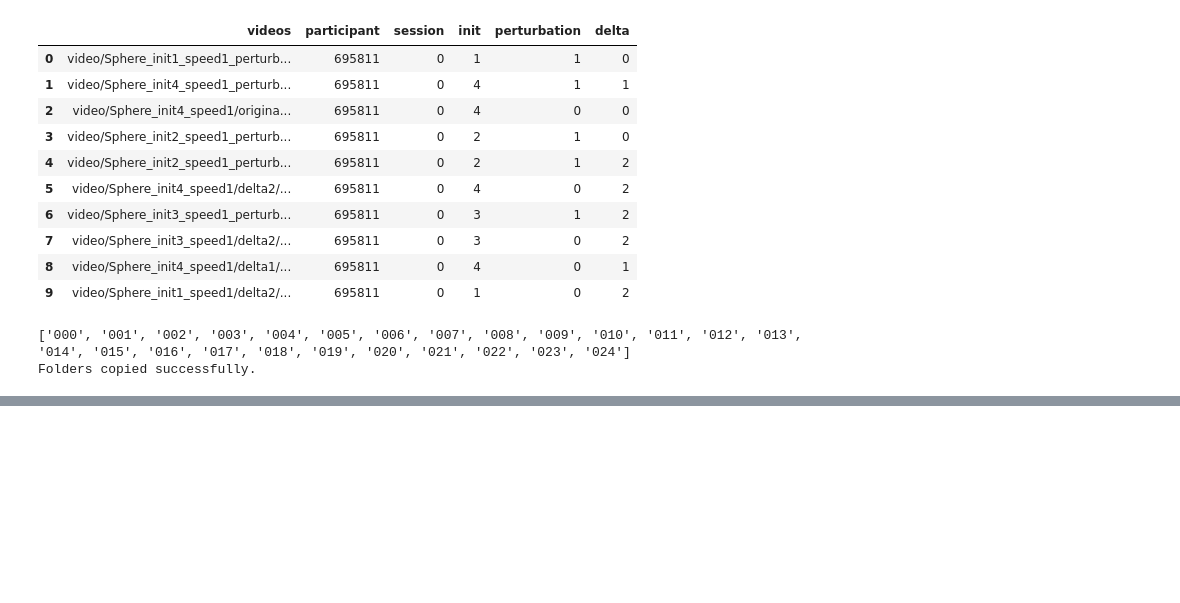
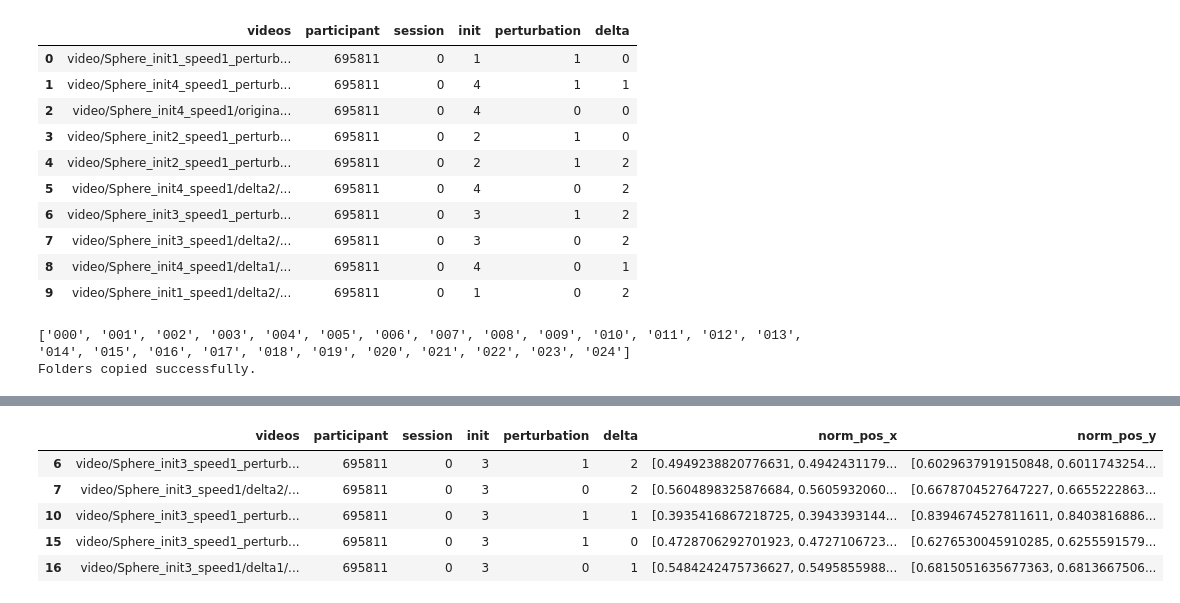
Before and after one commit to QuentinPerret/PFE-EyeTracking, a Jupyter notebook: data_analyzer.ipynb, the cells around one changed output, grey strips where cells are left out. Saved outputs shown, nothing was run; the diff lists cells and outputs as text; code cells hidden in the pictures; blank space fills up the shorter version.

```diff
--- a/data_analyzer.ipynb
+++ b/data_analyzer.ipynb
@@ -100,6 +105,15 @@ init3 = data[(data['init']==3)]
 init4 = data[(data['init']==4)]
 
 init = [init1 , init2 , init3 , init4]
+# %%
+init3.head()
+# %% [output]
+|  | videos | participant | session | init | perturbation | delta | norm_pos_x | norm_pos_y |
+| 6 | video/Sphere_init3_speed1_perturb... | 695811 | 0 | 3 | 1 | 2 | [0.4949238820776631, 0.4942431179... | [0.6029637919150848, 0.6011743254... |
+| 7 | video/Sphere_init3_speed1/delta2/... | 695811 | 0 | 3 | 0 | 2 | [0.5604898325876684, 0.5605932060... | [0.6678704527647227, 0.6655222863... |
+| 10 | video/Sphere_init3_speed1_perturb... | 695811 | 0 | 3 | 1 | 1 | [0.3935416867218725, 0.3943393144... | [0.8394674527811611, 0.8403816886... |
+| 15 | video/Sphere_init3_speed1_perturb... | 695811 | 0 | 3 | 1 | 0 | [0.4728706292701923, 0.4727106723... | [0.6276530045910285, 0.6255591579... |
+| 16 | video/Sphere_init3_speed1/delta1/... | 695811 | 0 | 3 | 0 | 1 | [0.5484242475736627, 0.5495855988... | [0.6815051635677363, 0.6813667506... |
 # %%
 def createPlot(row):
     x = row.norm_pos_x
```
Also changed, not shown: parts of 3 cells of this notebook.
